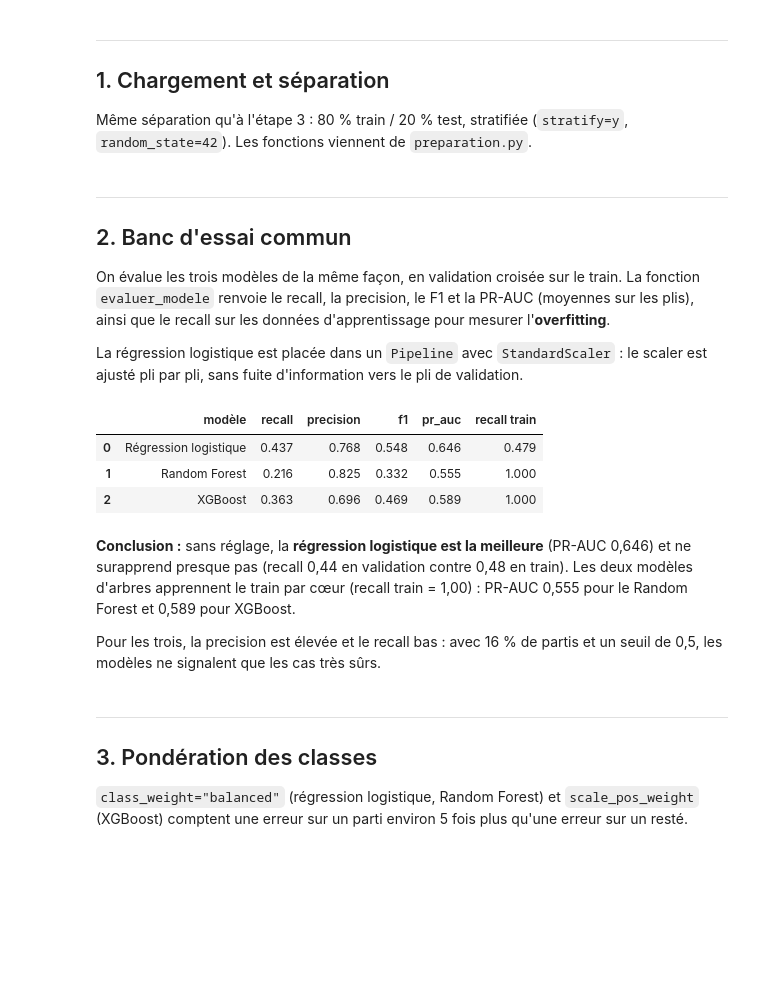
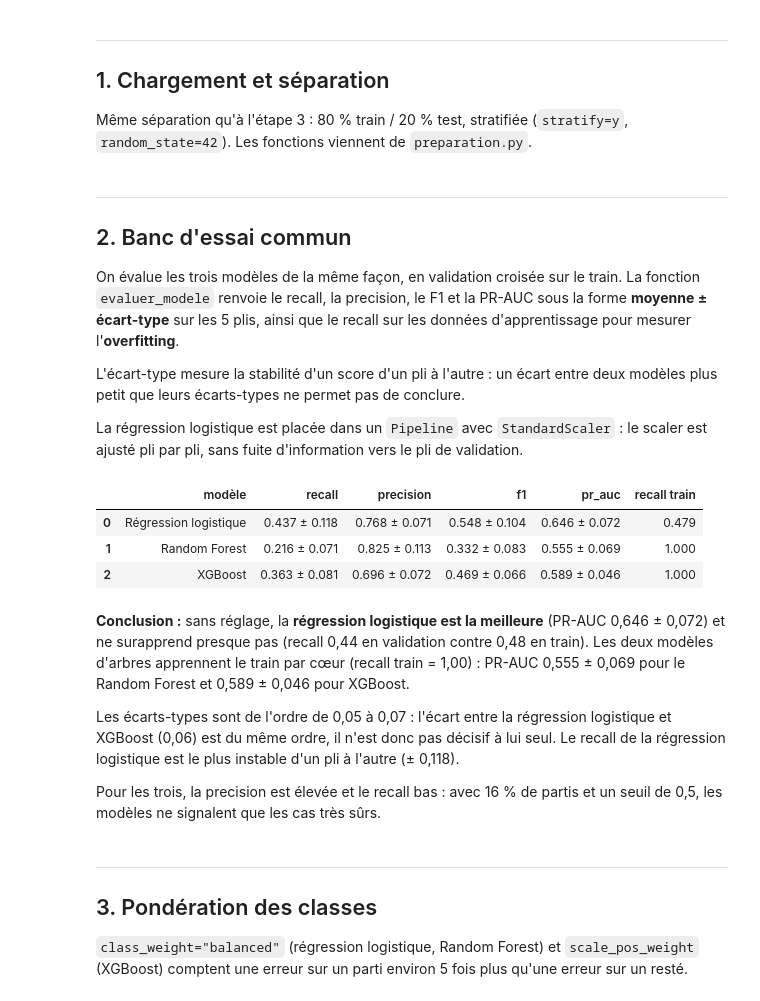
Before and after one commit to florent-lalot/projet10-attrition-esn, a Jupyter notebook: 04_amelioration.ipynb, the cells around one changed output. Drawn from its saved outputs; the diff is of its cells as text; code cells hidden in the pictures; blank space fills up the shorter version.

Commit message:
Étape 4 : écarts-types des métriques de validation croisée

```diff
--- a/04_amelioration.ipynb
+++ b/04_amelioration.ipynb
@@ -33,50 +33,58 @@ X_train, X_test, y_train, y_test = train_test_split(
 # %% [markdown]
 ---
 ## 2. Banc d'essai commun
-On évalue les trois modèles de la même façon, en validation croisée sur le train. La fonction `evaluer_modele` renvoie le recall, la precision, le F1 et la PR-AUC (moyennes sur les plis), ainsi que le recall sur les données d'apprentissage pour mesurer l'**overfitting**.
+On évalue les trois modèles de la même façon, en validation croisée sur le train. La fonction `evaluer_modele` renvoie le recall, la precision, le F1 et la PR-AUC sous la forme **moyenne ± écart-type** sur les 5 plis, ainsi que le recall sur les données d'apprentissage pour mesurer l'**overfitting**.
+
+L'écart-type mesure la stabilité d'un score d'un pli à l'autre : un écart entre deux modèles plus petit que leurs écarts-types ne permet pas de conclure.
 
 La régression logistique est placée dans un `Pipeline` avec `StandardScaler` : le scaler est ajusté pli par pli, sans fuite d'information vers le pli de validation.
 # %%
 import pandas as pd
 from sklearn.model_selection import StratifiedKFold, cross_validate
 from sklearn.pipeline import make_pipeline
 from sklearn.preprocessing import StandardScaler
 from sklearn.linear_model import LogisticRegression
 from sklearn.ensemble import RandomForestClassifier
 from xgboost import XGBClassifier
 
 cv = StratifiedKFold(n_splits=5, shuffle=True, random_state=42)
 
 def evaluer_modele(modele, nom):
     s = cross_validate(
         modele, X_train, y_train, cv=cv,
         scoring=["recall", "precision", "f1", "average_precision"],
         return_train_score=True,
     )
+
+    def moyenne_ecart(cle):
+        return f"{s[cle].mean():.3f} ± {s[cle].std():.3f}"
+
     return {
         "modèle": nom,
-        "recall": s["test_recall"].mean(),
-        "precision": s["test_precision"].mean(),
-        "f1": s["test_f1"].mean(),
-        "pr_auc": s["test_average_precision"].mean(),
-        "recall train": s["train_recall"].mean(),
+        "recall": moyenne_ecart("test_recall"),
+        "precision": moyenne_ecart("test_precision"),
+        "f1": moyenne_ecart("test_f1"),
+        "pr_auc": moyenne_ecart("test_average_precision"),
+        "recall train": f"{s['train_recall'].mean():.3f}",
     }
 
 modeles = {
     "Régression logistique": make_pipeline(StandardScaler(), LogisticRegression(max_iter=1000)),
     "Random Forest": RandomForestClassifier(random_state=42),
     "XGBoost": XGBClassifier(random_state=42, eval_metric="logloss"),
 }
 
 resultats = pd.DataFrame([evaluer_modele(m, n) for n, m in modeles.items()]).round(3)
 resultats
 # %% [output]
 |  | modèle | recall | precision | f1 | pr_auc | recall train |
-| 0 | Régression logistique | 0.437 | 0.768 | 0.548 | 0.646 | 0.479 |
-| 1 | Random Forest | 0.216 | 0.825 | 0.332 | 0.555 | 1.000 |
-| 2 | XGBoost | 0.363 | 0.696 | 0.469 | 0.589 | 1.000 |
+| 0 | Régression logistique | 0.437 ± 0.118 | 0.768 ± 0.071 | 0.548 ± 0.104 | 0.646 ± 0.072 | 0.479 |
+| 1 | Random Forest | 0.216 ± 0.071 | 0.825 ± 0.113 | 0.332 ± 0.083 | 0.555 ± 0.069 | 1.000 |
+| 2 | XGBoost | 0.363 ± 0.081 | 0.696 ± 0.072 | 0.469 ± 0.066 | 0.589 ± 0.046 | 1.000 |
 # %% [markdown]
-**Conclusion :** sans réglage, la **régression logistique est la meilleure** (PR-AUC 0,646) et ne surapprend presque pas (recall 0,44 en validation contre 0,48 en train). Les deux modèles d'arbres apprennent le train par cœur (recall train = 1,00) : PR-AUC 0,555 pour le Random Forest et 0,589 pour XGBoost.
+**Conclusion :** sans réglage, la **régression logistique est la meilleure** (PR-AUC 0,646 ± 0,072) et ne surapprend presque pas (recall 0,44 en validation contre 0,48 en train). Les deux modèles d'arbres apprennent le train par cœur (recall train = 1,00) : PR-AUC 0,555 ± 0,069 pour le Random Forest et 0,589 ± 0,046 pour XGBoost.
+
+Les écarts-types sont de l'ordre de 0,05 à 0,07 : l'écart entre la régression logistique et XGBoost (0,06) est du même ordre, il n'est donc pas décisif à lui seul. Le recall de la régression logistique est le plus instable d'un pli à l'autre (± 0,118).
 
 Pour les trois, la precision est élevée et le recall bas : avec 16 % de partis et un seuil de 0,5, les modèles ne signalent que les cas très sûrs.
 # %% [markdown]
```
Also changed, not shown: parts of 6 cells of this notebook, 2 other files.
